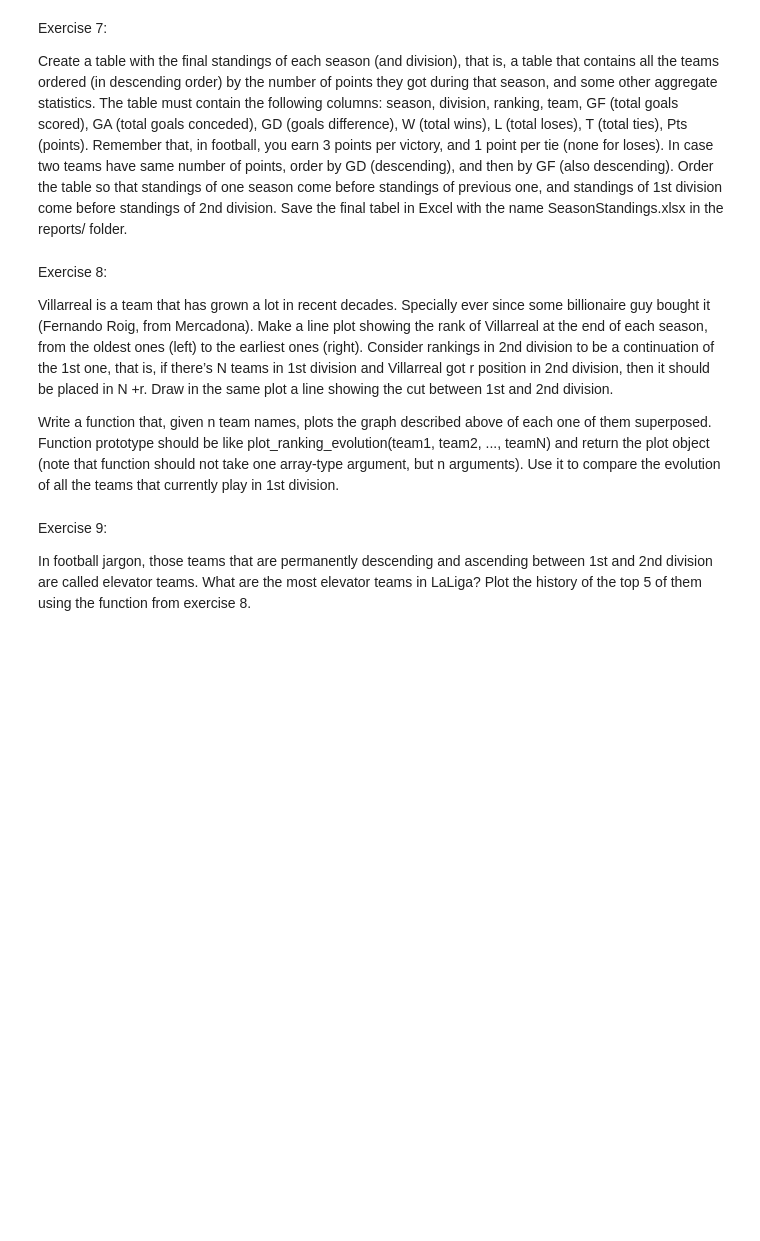
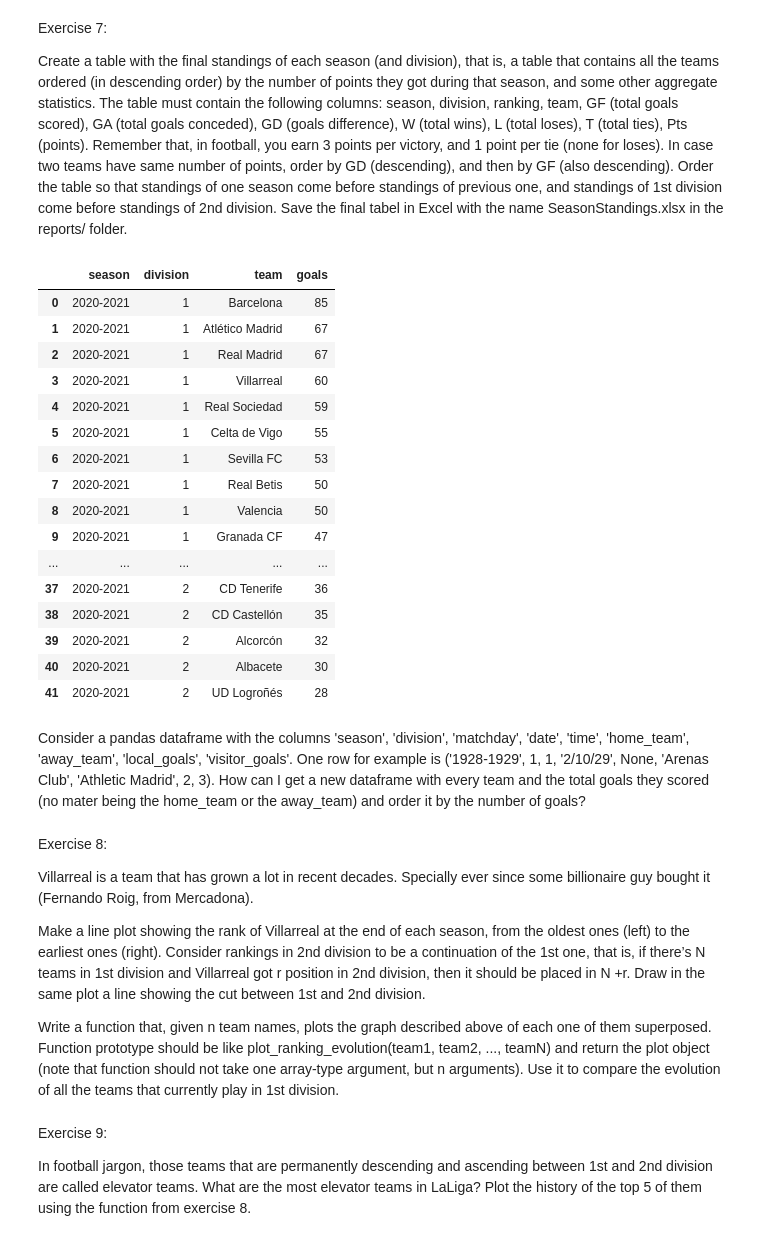
Before and after one commit to AbelBR1997/la-quiniela-abel, a Jupyter notebook: analysis/LaLigaDataAnalysis.ipynb, the cells around one changed output. Cells and saved outputs as stored; diff of their text form; code cells hidden in the pictures; blank space fills up the shorter version.

```diff
--- a/analysis/LaLigaDataAnalysis.ipynb
+++ b/analysis/LaLigaDataAnalysis.ipynb
@@ -239,10 +245,52 @@ Between 1979 and 1980, Real Sociedad managed to chain a total of 38 games withou
 Exercise 7:
 
 Create a table with the final standings of each season (and division), that is, a table that contains all the teams ordered (in descending order) by the number of points they got during that season, and some other aggregate statistics. The table must contain the following columns: season, division, ranking, team, GF (total goals scored), GA (total goals conceded), GD (goals difference), W (total wins), L (total loses), T (total ties), Pts (points). Remember that, in football, you earn 3 points per victory, and 1 point per tie (none for loses). In case two teams have same number of points, order by GD (descending), and then by GF (also descending). Order the table so that standings of one season come before standings of previous one, and standings of 1st division come before standings of 2nd division. Save the final tabel in Excel with the name SeasonStandings.xlsx in the reports/ folder.
+# %%
+#df_firstdivmatches = df_firstdivmatches.iloc[::-1]
+df_matches = df_matches[(df_matches['season'] == '2020-2021') & (df_matches['score'] != '-1:-1')]
+del df_matches['score']
+#df_firstdivmatches.columns
+
+#categories1 = ['season', 'division', 'matchday', 'date', 'time', 'home_team', 'away_team', 'local_goals', 'visitor_goals']
+categories1 = ['season', 'division', 'home_team', 'local_goals']
+categories2 = ['season', 'division', 'away_team', 'visitor_goals']
+categories3 = ['season', 'division', 'team']
+
+# Create a new DataFrame with all teams and their goals scored
+teams_goals = pd.concat([df_matches[categories1].rename(columns={'home_team': 'team', 'local_goals': 'goals'}),
+                         df_matches[categories2].rename(columns={'away_team': 'team', 'visitor_goals': 'goals'})])
+
+# Group the resulting DataFrame to sum up the goals for each team
+teams_goals = teams_goals.groupby(categories3)['goals'].sum().reset_index()
+teams_goals = teams_goals.sort_values(by=['division','goals'], ascending=[True, False]).reset_index(drop=True)
+
+teams_goals
+# %% [output]
+|  | season | division | team | goals |
+| 0 | 2020-2021 | 1 | Barcelona | 85 |
+| 1 | 2020-2021 | 1 | Atlético Madrid | 67 |
+| 2 | 2020-2021 | 1 | Real Madrid | 67 |
+| 3 | 2020-2021 | 1 | Villarreal | 60 |
+| 4 | 2020-2021 | 1 | Real Sociedad | 59 |
+| 5 | 2020-2021 | 1 | Celta de Vigo | 55 |
+| 6 | 2020-2021 | 1 | Sevilla FC | 53 |
+| 7 | 2020-2021 | 1 | Real Betis | 50 |
+| 8 | 2020-2021 | 1 | Valencia | 50 |
+| 9 | 2020-2021 | 1 | Granada CF | 47 |
+| ... | ... | ... | ... | ... |
+| 37 | 2020-2021 | 2 | CD Tenerife | 36 |
+| 38 | 2020-2021 | 2 | CD Castellón | 35 |
+| 39 | 2020-2021 | 2 | Alcorcón | 32 |
+| 40 | 2020-2021 | 2 | Albacete | 30 |
+| 41 | 2020-2021 | 2 | UD Logroñés | 28 |
+# %% [markdown]
+Consider a pandas dataframe with the columns 'season', 'division', 'matchday', 'date', 'time', 'home_team', 'away_team', 'local_goals', 'visitor_goals'. One row for example is ('1928-1929', 1, 1, '2/10/29', None, 'Arenas Club', 'Athletic Madrid', 2, 3). How can I get a new dataframe with every team and the total goals they scored (no mater being the home_team or the away_team) and order it by the number of goals?
 # %% [markdown]
 Exercise 8:
 
-Villarreal is a team that has grown a lot in recent decades. Specially ever since some billionaire guy bought it (Fernando Roig, from Mercadona). Make a line plot showing the rank of Villarreal at the end of each season, from the oldest ones (left) to the earliest ones (right). Consider rankings in 2nd division to be a continuation of the 1st one, that is, if there’s N teams in 1st division and Villarreal got r position in 2nd division, then it should be placed in N +r. Draw in the same plot a line showing the cut between 1st and 2nd division.
+Villarreal is a team that has grown a lot in recent decades. Specially ever since some billionaire guy bought it (Fernando Roig, from Mercadona).
+
+Make a line plot showing the rank of Villarreal at the end of each season, from the oldest ones (left) to the earliest ones (right). Consider rankings in 2nd division to be a continuation of the 1st one, that is, if there’s N teams in 1st division and Villarreal got r position in 2nd division, then it should be placed in N +r. Draw in the same plot a line showing the cut between 1st and 2nd division.
 
 Write a function that, given n team names, plots the graph described above of each one of them superposed. Function prototype should be like plot_ranking_evolution(team1, team2, ..., teamN) and return the plot object (note that function should not take one array-type argument, but n arguments). Use it to compare the evolution of all the teams that currently play in 1st division.
 # %% [markdown]
```
Also changed, not shown: parts of 3 cells of this notebook, 1 other file.
